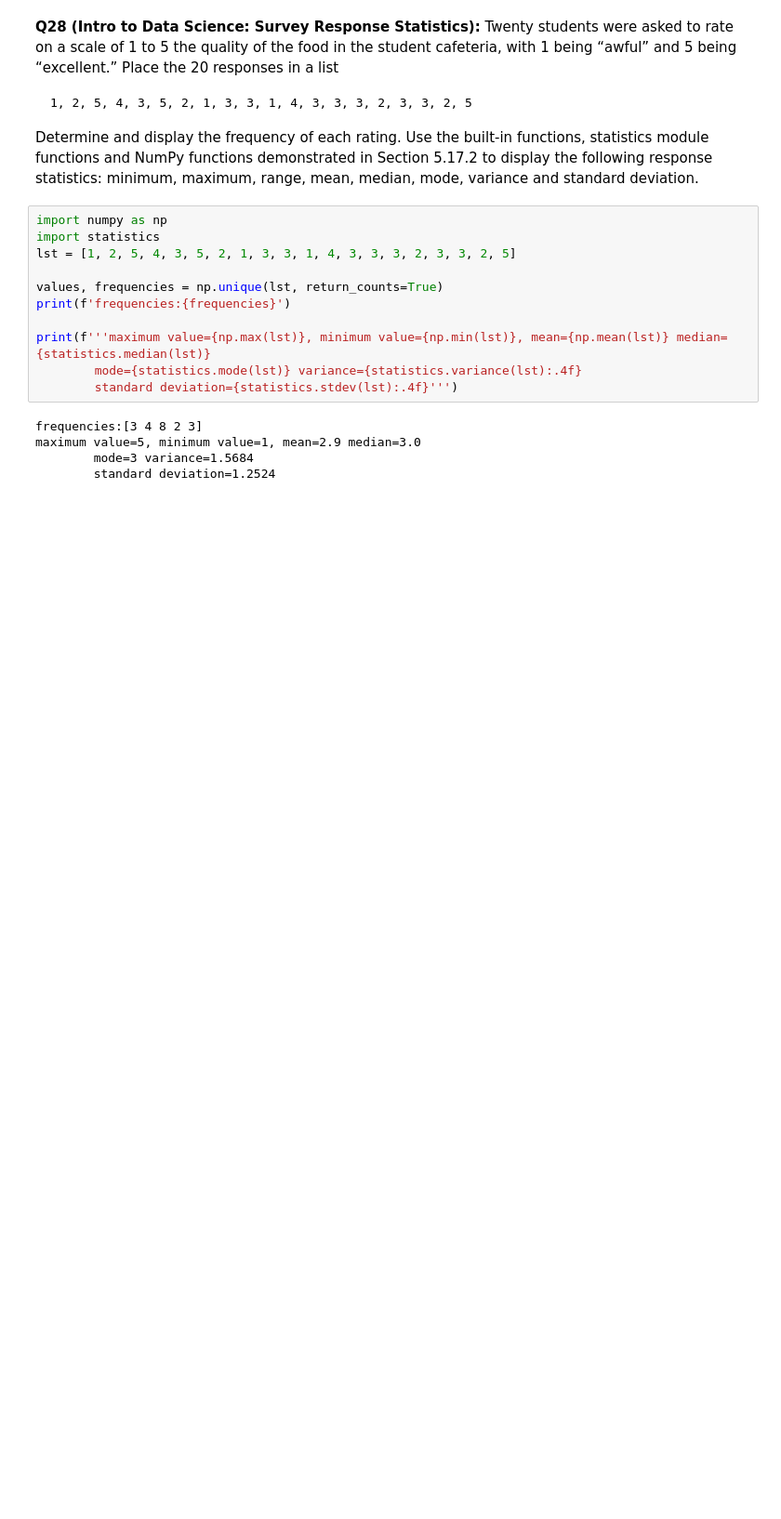
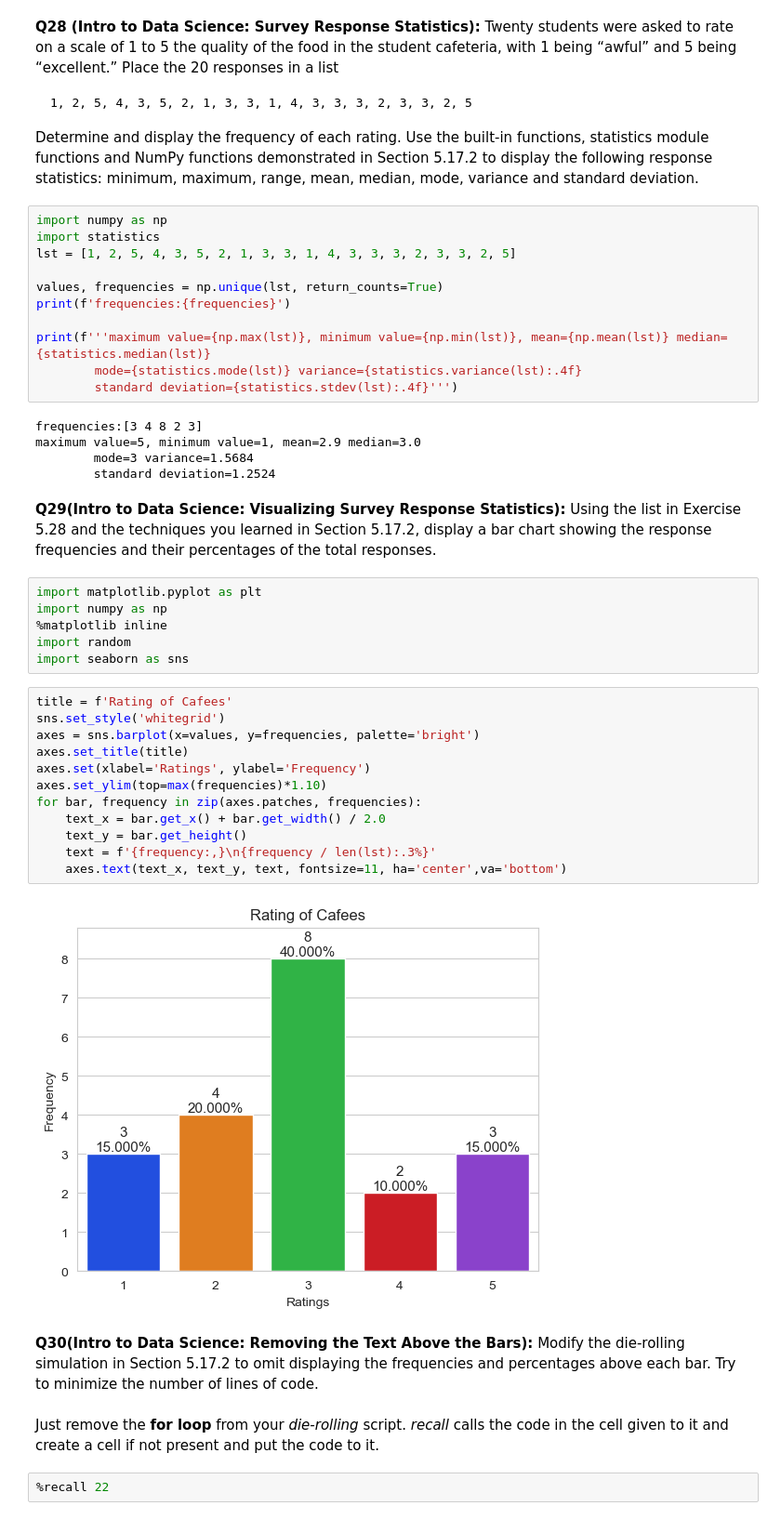
Before and after one commit to akoluacik/python-study-hub, a Jupyter notebook: Introduction to Python/Chapter-5/Chapter-5 Exercises.ipynb, the cells around one changed output. Shown: that part at 93% size. Saved outputs shown, nothing was run; the diff lists cells and outputs as text; blank space fills up the shorter version.

```diff
--- a/Introduction to Python/Chapter-5/Chapter-5 Exercises.ipynb
+++ b/Introduction to Python/Chapter-5/Chapter-5 Exercises.ipynb
@@ -523,3 +525,31 @@ frequencies:[3 4 8 2 3]
 maximum value=5, minimum value=1, mean=2.9 median=3.0
         mode=3 variance=1.5684
         standard deviation=1.2524
+# %% [markdown]
+**Q29(Intro to Data Science: Visualizing Survey Response Statistics):** Using the list in Exercise 5.28 and the techniques you learned in Section 5.17.2, display a bar chart showing the response frequencies and their percentages of the total responses.
+# %%
+import matplotlib.pyplot as plt
+import numpy as np
+%matplotlib inline
+import random
+import seaborn as sns
+# %%
+title = f'Rating of Cafees'
+sns.set_style('whitegrid')
+axes = sns.barplot(x=values, y=frequencies, palette='bright')
+axes.set_title(title)
+axes.set(xlabel='Ratings', ylabel='Frequency')
+axes.set_ylim(top=max(frequencies)*1.10)
+for bar, frequency in zip(axes.patches, frequencies):
+    text_x = bar.get_x() + bar.get_width() / 2.0
+    text_y = bar.get_height()
+    text = f'{frequency:,}\n{frequency / len(lst):.3%}'
+    axes.text(text_x, text_y, text, fontsize=11, ha='center',va='bottom')
+# %% [output]
+[figure, added]
+# %% [markdown]
+**Q30(Intro to Data Science: Removing the Text Above the Bars):** Modify the die-rolling simulation in Section 5.17.2 to omit displaying the frequencies and percentages above each bar. Try to minimize the number of lines of code.
+# %% [markdown]
+Just remove the **for loop** from your *die-rolling* script. *recall* calls the code in the cell given to it and create a cell if not present and put the code to it.
+# %%
+%recall 22
```
Also changed, not shown: parts of 7 cells of this notebook.
